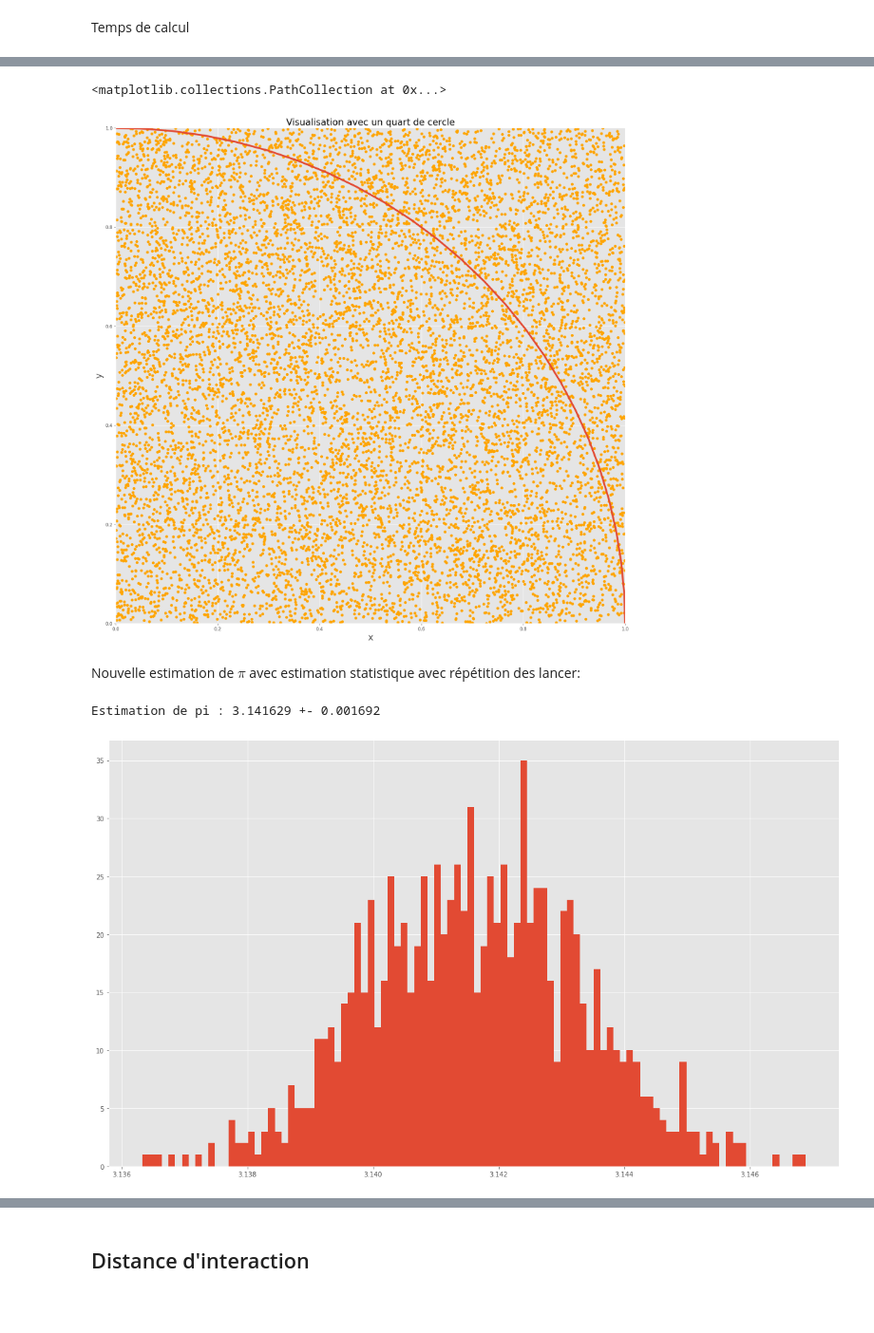
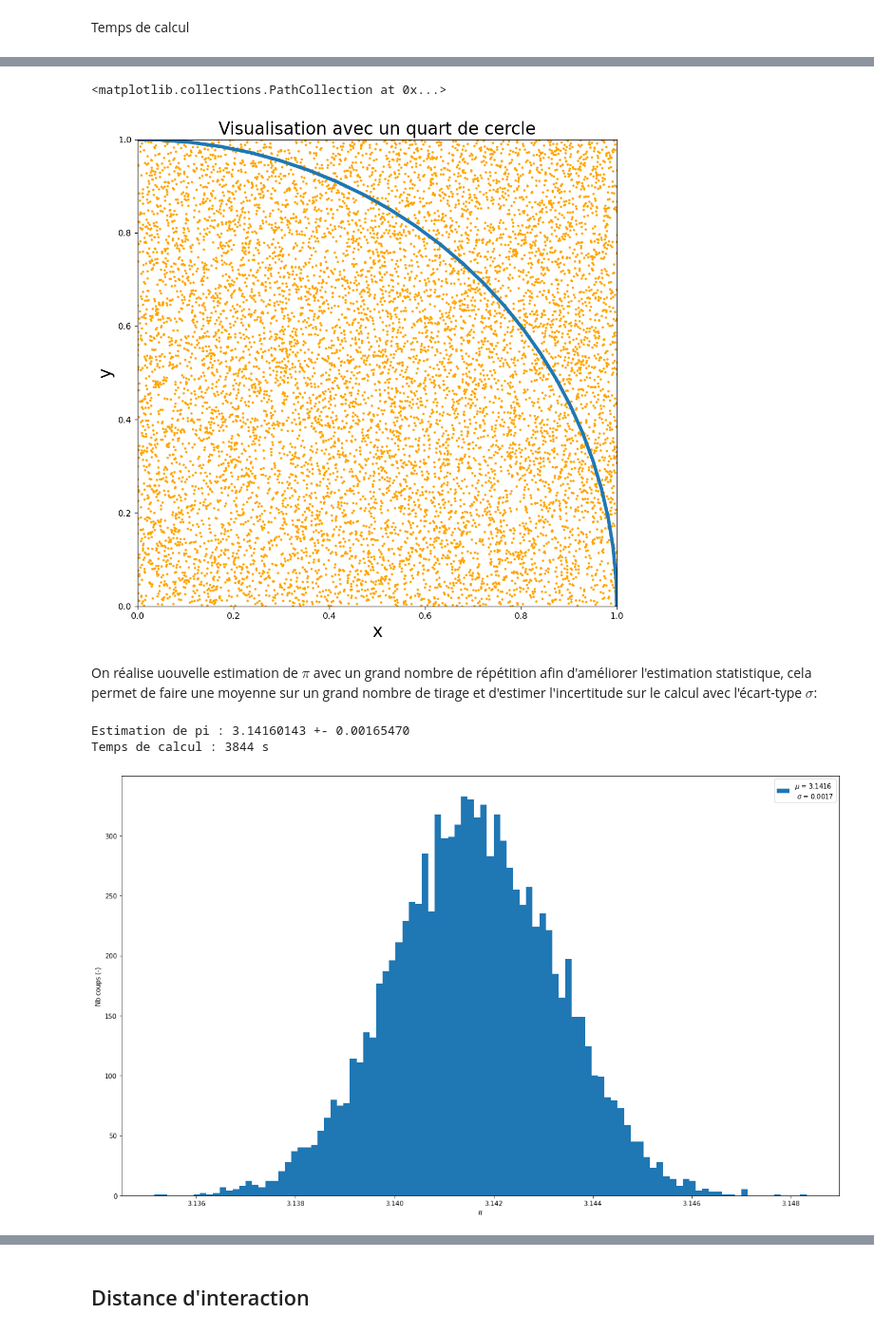
Before and after one commit to QuentinCS/TP-Modelisation, a Jupyter notebook: TP4-Monte_Carlo/Calcul_de_pi.ipynb, the cells around one changed output, grey strips where cells are left out. Shown at 95% size. Drawn from its saved outputs; the diff is of its cells as text; code cells hidden in the pictures; blank space fills up the shorter version.

```diff
--- a/TP4-Monte_Carlo/Calcul_de_pi.ipynb
+++ b/TP4-Monte_Carlo/Calcul_de_pi.ipynb
@@ -6,7 +7,7 @@
 Fonction permettant de calculer sur le tirage est dans le cercle et renvoie True si les nombre sont dans le cercle et False sinon:
 # %%
 def est_dans_cercle(a, b, R):
-    if (a*a + b*b) <= R**(1/2):
+    if (a*a + b*b) <= 1:
         return True
     else:
         return False
@@ -26,8 +35,9 @@ Calcul de $\pi$ en utilisant une méthode de calul Monte Carlo, c'est à dire ba
 # %%
+import numpy as np
 from random import random
 
 surface_cercle = 0
-tirages = 10000
+tirages = 100000000
 
 for i in range(0, tirages):
     R1 = random()
@@ -35,5 +45,7 @@ for i in range(0, tirages):
 
     if est_dans_cercle(R1, R2, 1):
         surface_cercle += 1
-print("La valeur de \u03C0 calculée avec %.0f tirages est %f"%(tirages, (4*surface_cercle)/tirages))
+pi_estimation = (4*surface_cercle)/tirages
+print("La valeur de \u03C0 calculée avec %.0f tirages est %f"%(tirages, pi_estimation))
+print("L'écart avec la valeur réelle est: %f %%"%(100*abs(np.pi-pi_estimation)/np.pi))
 # %% [output]
@@ -43,6 +58,6 @@ Visualisation de l'amélioration de la détermination de $\pi$ avec le nombre de
 # %%
-import numpy as np
 import time
+tirages = 5000000
 
 R1 = np.zeros(tirages)
 R2 = np.zeros(tirages)
@@ -126,29 +145,29 @@ x1 = r*np.cos(theta)
 x2 = r*np.sin(theta)
 
 
-fig = plt.figure(figsize=(20,20),dpi=120)
+fig = plt.figure(figsize=(10,10),dpi=120)
 plt.plot(x1, x2, linewidth=4)
 plt.title("Visualisation avec un quart de cercle", fontsize=20)
 plt.xlim(0,1)
 plt.ylim(0,1)
 plt.xlabel("x", fontsize=20)
 plt.ylabel("y", fontsize=20)
-plt.scatter(R1, R2, color="orange", linewidth=0.2)
+plt.scatter(R1, R2, color="orange", s=3)
 # %% [output]
 <matplotlib.collections.PathCollection at 0x...>
-[figure, old version]
+[figure, new version]
 # %% [markdown]
-Nouvelle estimation de $\pi$ avec estimation statistique avec répétition des lancer:
+On réalise uouvelle estimation de $\pi$ avec un grand nombre de répétition afin d'améliorer l'estimation statistique, cela permet de faire une moyenne sur un grand nombre de tirage et d'estimer l'incertitude sur le calcul avec l'écart-type $\sigma$:
 # %%
 cercle = 0
 tirage_1 = 0
 tirage_2 = 0
 nombre_tirages = 1000000
-repetition = 1000
+repetition = 10000
 
 pi_result = np.zeros(repetition)
 pi_error = np.zeros(repetition)
-
+calcul_start = time.time()
 
 for i in range(0, repetition):
     cercle = 0
@@ -161,12 +180,17 @@ for i in range(0, repetition):
 
     pi_result[i] = 4*cercle/nombre_tirages
 
-print("Estimation de pi : %f +- %f"%(pi_result.mean(), pi_result.std()))
+print("Estimation de pi : %.8f +- %.8f"%(pi_result.mean(), pi_result.std()))
+print("Temps de calcul : %4.f s"%(time.time() - calcul_start))
 # %% [output]
-Estimation de pi : 3.141629 +- 0.001692
+Estimation de pi : 3.14160143 +- 0.00165470
+Temps de calcul : 3844 s
 # %%
 pl.figure(figsize=(20, 12))
-plt.hist(pi_result, 100)
+plt.hist(pi_result, 100, label="$\mu$ = %4.4f \n $\sigma$ = %4.4f"%(pi_result.mean(), pi_result.std()))
+plt.xlabel("$\pi$")
+plt.ylabel("Nb coups (-)")
+plt.legend()
 plt.show()
 # %% [output]
-[figure, old version]
+[figure, new version]
```
Also changed, not shown: parts of 34 cells of this notebook, 3 other files.
